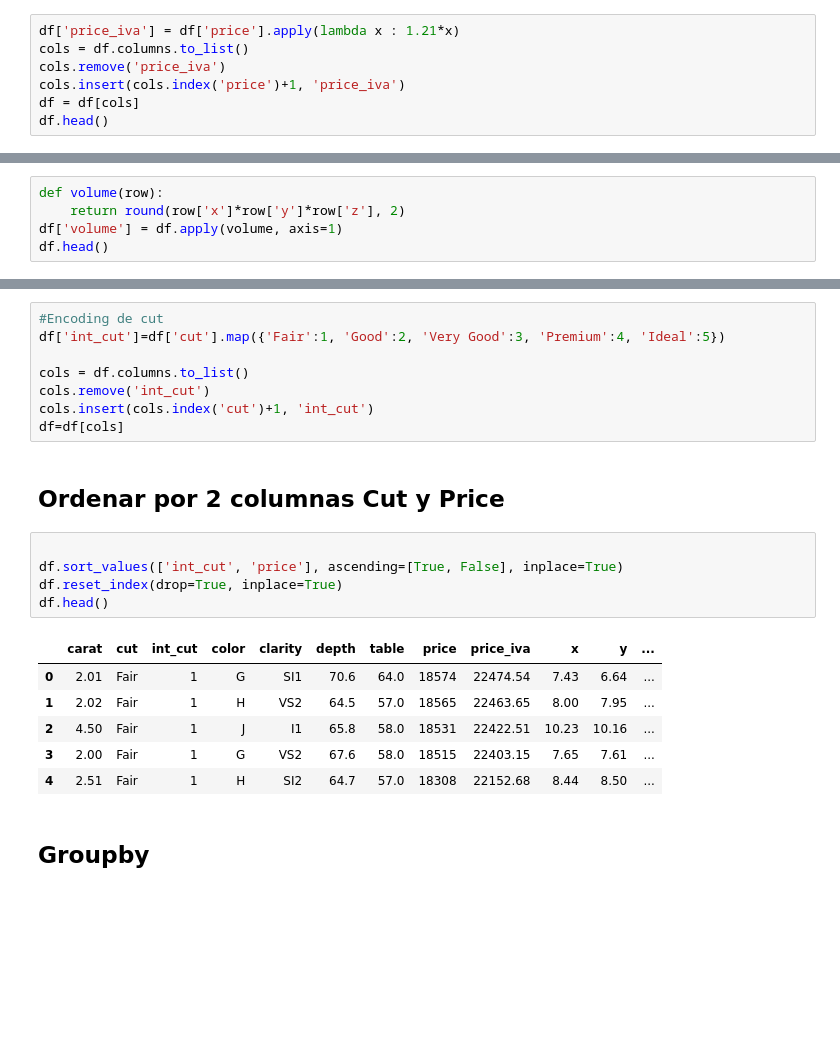
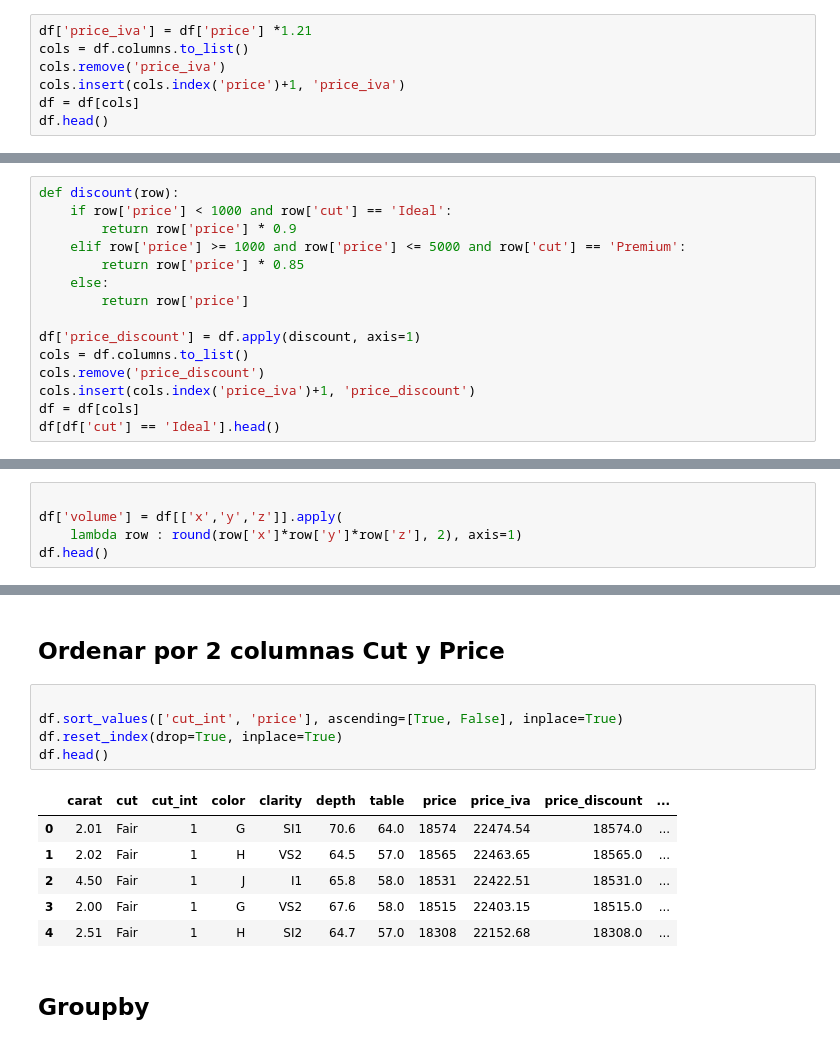
Before and after one commit to promav/PoyectosBootcamp, a Jupyter notebook: Mod3/m3_Pablo_Romero_Avila.ipynb, the cells around one changed output, grey strips where cells are left out. Saved outputs shown, nothing was run; the diff lists cells and outputs as text; blank space fills up the shorter version.

```diff
--- a/Mod3/m3_Pablo_Romero_Avila.ipynb
+++ b/Mod3/m3_Pablo_Romero_Avila.ipynb
@@ -205,7 +221,7 @@ memory usage: 2.6 MB
 # %% [markdown]
 * ### price_iva
 # %%
-df['price_iva'] = df['price'].apply(lambda x : 1.21*x)
+df['price_iva'] = df['price'] *1.21
 cols = df.columns.to_list()
 cols.remove('price_iva')
 cols.insert(cols.index('price')+1, 'price_iva')
@@ -220,0 +239,15 @@ df.head()
+# %%
+def discount(row):
+    if row['price'] < 1000 and row['cut'] == 'Ideal':
+        return row['price'] * 0.9
+    elif row['price'] >= 1000 and row['price'] <= 5000 and row['cut'] == 'Premium':
+        return row['price'] * 0.85
+    else:
+        return row['price']
+
+df['price_discount'] = df.apply(discount, axis=1)
+cols = df.columns.to_list()
+cols.remove('price_discount')
+cols.insert(cols.index('price_iva')+1, 'price_discount')
+df = df[cols]
+df[df['cut'] == 'Ideal'].head()
@@ -221,8 +261,8 @@ df.head()
 # %% [markdown]
 * ### volume
 # %%
-def volume(row):
-    return round(row['x']*row['y']*row['z'], 2)
-df['volume'] = df.apply(volume, axis=1)
+
+df['volume'] = df[['x','y','z']].apply(
+    lambda row : round(row['x']*row['y']*row['z'], 2), axis=1)
 df.head()
 # %% [output]
@@ -239,25 +275,17 @@ El encoding con get_dummies lo hago abajo en la grafica de correlacion para que
-# %%
-#Encoding de cut
-df['int_cut']=df['cut'].map({'Fair':1, 'Good':2, 'Very Good':3, 'Premium':4, 'Ideal':5})
-
-cols = df.columns.to_list()
-cols.remove('int_cut')
-cols.insert(cols.index('cut')+1, 'int_cut')
-df=df[cols]
 # %% [markdown]
 ## Ordenar por 2 columnas Cut y Price
 # %%
 
-df.sort_values(['int_cut', 'price'], ascending=[True, False], inplace=True)
+df.sort_values(['cut_int', 'price'], ascending=[True, False], inplace=True)
 df.reset_index(drop=True, inplace=True)
 df.head()
 # %% [output]
-|  | carat | cut | int_cut | color | clarity | depth | table | price | price_iva | x | y | ... |
-| 0 | 2.01 | Fair | 1 | G | SI1 | 70.6 | 64.0 | 18574 | 22474.54 | 7.43 | 6.64 | ... |
-| 1 | 2.02 | Fair | 1 | H | VS2 | 64.5 | 57.0 | 18565 | 22463.65 | 8.00 | 7.95 | ... |
-| 2 | 4.50 | Fair | 1 | J | I1 | 65.8 | 58.0 | 18531 | 22422.51 | 10.23 | 10.16 | ... |
-| 3 | 2.00 | Fair | 1 | G | VS2 | 67.6 | 58.0 | 18515 | 22403.15 | 7.65 | 7.61 | ... |
-| 4 | 2.51 | Fair | 1 | H | SI2 | 64.7 | 57.0 | 18308 | 22152.68 | 8.44 | 8.50 | ... |
+|  | carat | cut | cut_int | color | clarity | depth | table | price | price_iva | price_discount | ... |
+| 0 | 2.01 | Fair | 1 | G | SI1 | 70.6 | 64.0 | 18574 | 22474.54 | 18574.0 | ... |
+| 1 | 2.02 | Fair | 1 | H | VS2 | 64.5 | 57.0 | 18565 | 22463.65 | 18565.0 | ... |
+| 2 | 4.50 | Fair | 1 | J | I1 | 65.8 | 58.0 | 18531 | 22422.51 | 18531.0 | ... |
+| 3 | 2.00 | Fair | 1 | G | VS2 | 67.6 | 58.0 | 18515 | 22403.15 | 18515.0 | ... |
+| 4 | 2.51 | Fair | 1 | H | SI2 | 64.7 | 57.0 | 18308 | 22152.68 | 18308.0 | ... |
 # %% [markdown]
 ## Groupby
 # %%
```
Also changed, not shown: parts of 53 cells of this notebook.
